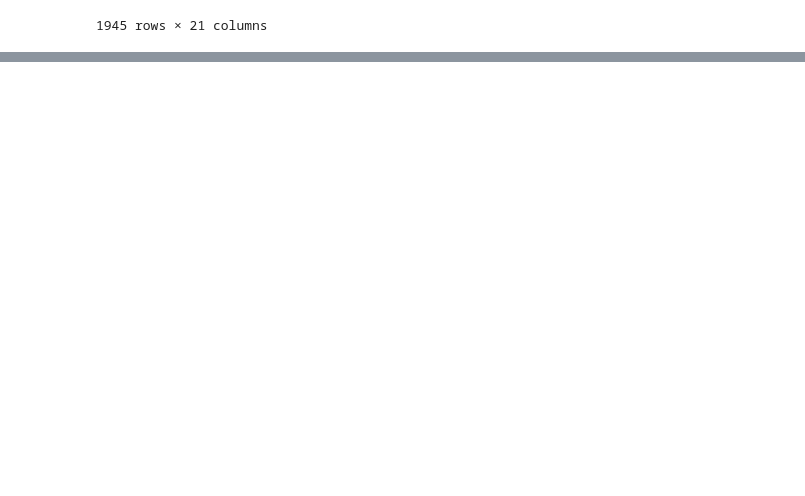
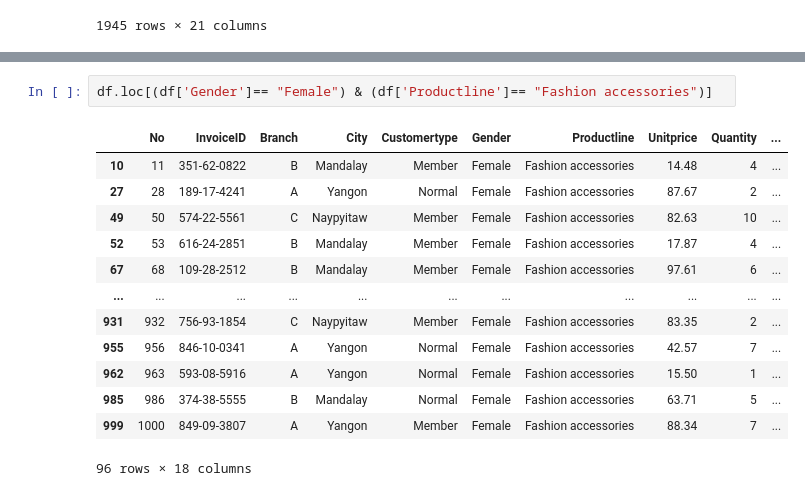
Before and after one commit to NoelPaulMailakkal/Business-Analytics-with-Python, a Jupyter notebook: Untitled5.ipynb, the cells around one changed output, grey strips where cells are left out. Drawn from its saved outputs; the diff is of its cells as text; blank space fills up the shorter version.

```diff
--- a/Untitled5.ipynb
+++ b/Untitled5.ipynb
@@ -169,0 +239,16 @@ df.loc[df["Ship Mode"]=="Second Class"]
+# %%
+df.loc[(df['Gender']== "Female") & (df['Productline']== "Fashion accessories")]
+# %% [output]
+|  | No | InvoiceID | Branch | City | Customertype | Gender | Productline | Unitprice | Quantity | ... |
+| 10 | 11 | 351-62-0822 | B | Mandalay | Member | Female | Fashion accessories | 14.48 | 4 | ... |
+| 27 | 28 | 189-17-4241 | A | Yangon | Normal | Female | Fashion accessories | 87.67 | 2 | ... |
+| 49 | 50 | 574-22-5561 | C | Naypyitaw | Member | Female | Fashion accessories | 82.63 | 10 | ... |
+| 52 | 53 | 616-24-2851 | B | Mandalay | Member | Female | Fashion accessories | 17.87 | 4 | ... |
+| 67 | 68 | 109-28-2512 | B | Mandalay | Member | Female | Fashion accessories | 97.61 | 6 | ... |
+| ... | ... | ... | ... | ... | ... | ... | ... | ... | ... | ... |
+| 931 | 932 | 756-93-1854 | C | Naypyitaw | Member | Female | Fashion accessories | 83.35 | 2 | ... |
+| 955 | 956 | 846-10-0341 | A | Yangon | Normal | Female | Fashion accessories | 42.57 | 7 | ... |
+| 962 | 963 | 593-08-5916 | A | Yangon | Normal | Female | Fashion accessories | 15.50 | 1 | ... |
+| 985 | 986 | 374-38-5555 | B | Mandalay | Normal | Female | Fashion accessories | 63.71 | 5 | ... |
+| 999 | 1000 | 849-09-3807 | A | Yangon | Member | Female | Fashion accessories | 88.34 | 7 | ... |
+96 rows × 18 columns
```
Also changed, not shown: parts of 11 cells of this notebook.
